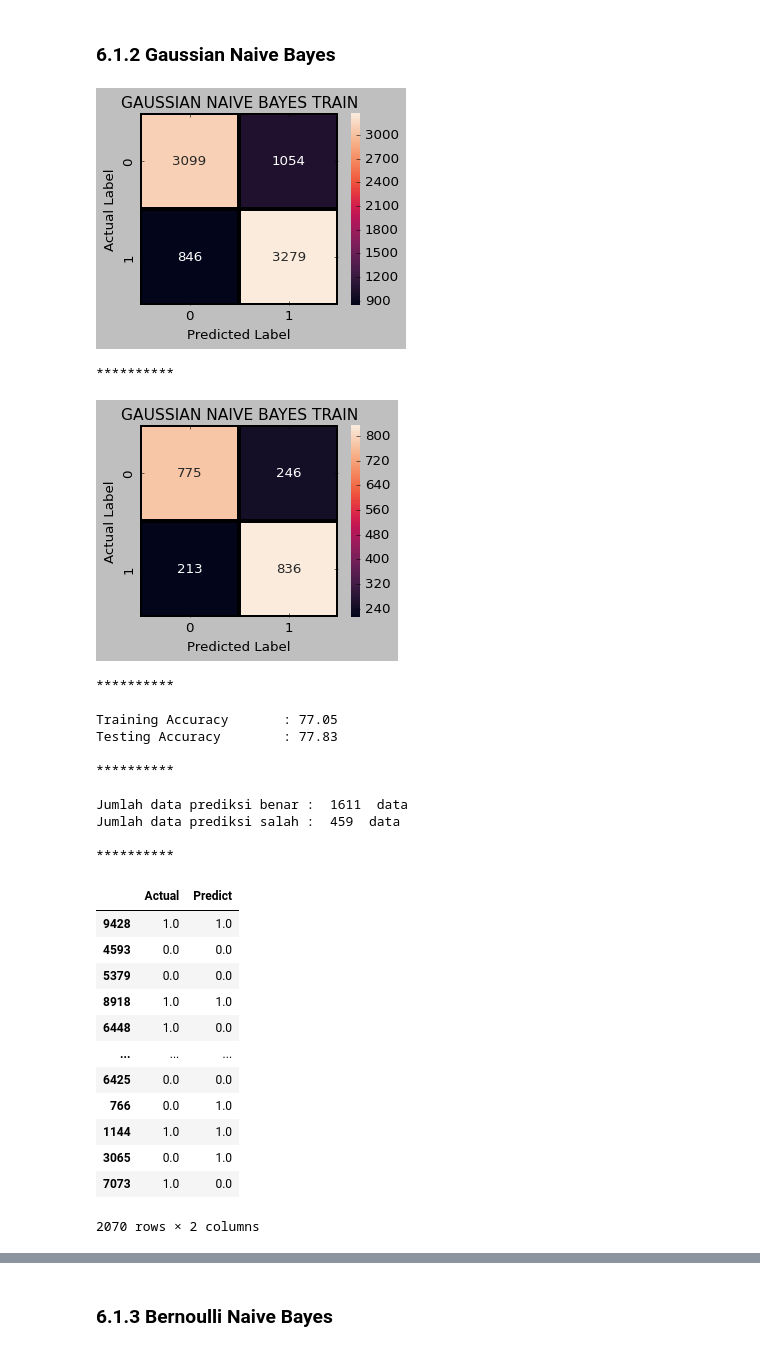
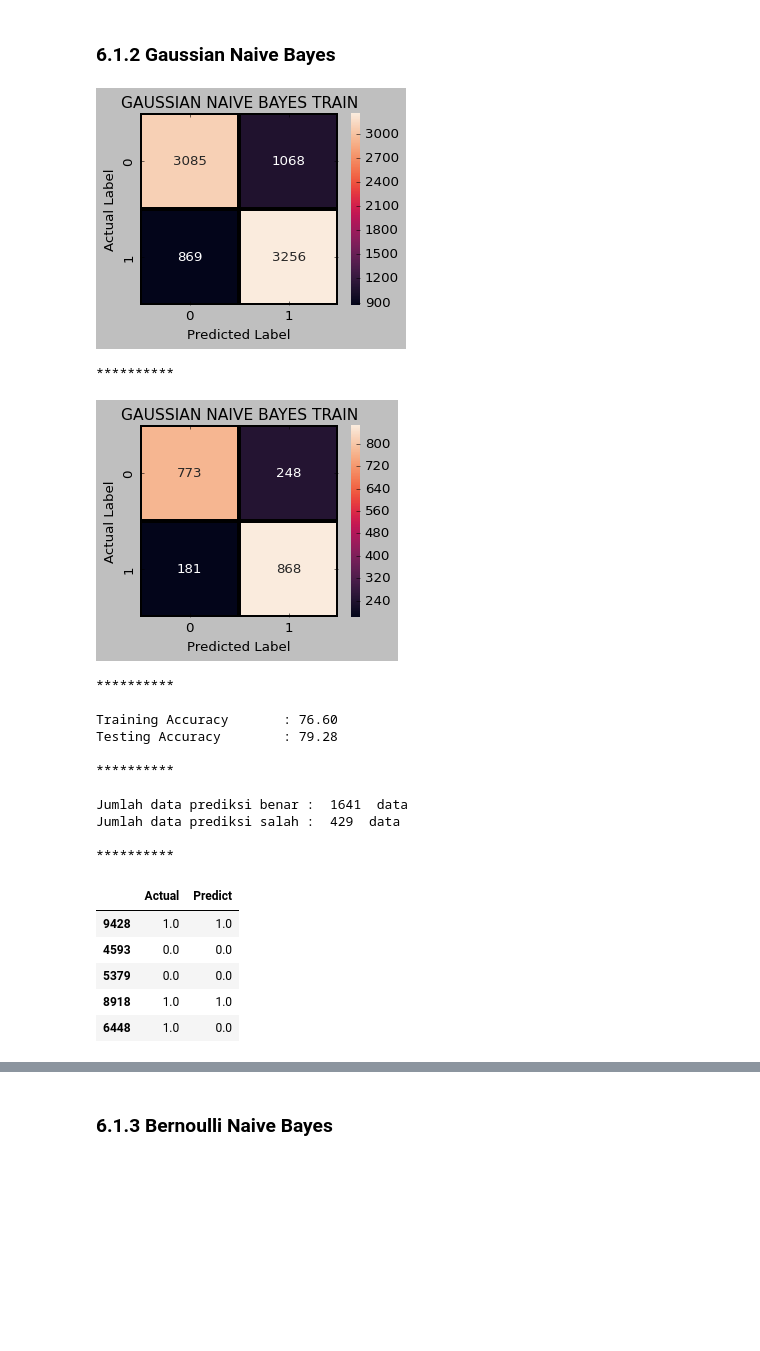
Before and after one commit to NabilahSharfina/TELCO-CUSTOMER-CHURN, a Jupyter notebook: Program_Klasifikasi_Churn.ipynb, the cells around one changed output, grey strips where cells are left out. Cells and saved outputs as stored; diff of their text form; code cells hidden in the pictures; blank space fills up the shorter version.

```diff
--- a/Program_Klasifikasi_Churn.ipynb
+++ b/Program_Klasifikasi_Churn.ipynb
@@ -918,44 +918,44 @@ sns.heatmap(
             linewidths=3
            )
 
 plt.title("GAUSSIAN NAIVE BAYES TRAIN", fontsize=14)
 plt.xlabel('Predicted Label')
 plt.ylabel('Actual Label')
 plt.show()
 
 print("\n**********\n")
 
 # Check accuracy score
 print("Training Accuracy\t: {0:.2f}".format(model_gnb.score(X_train, Y_train) * 100))
 print("Testing Accuracy\t: {0:.2f}".format(model_gnb.score(X_test, Y_test) * 100))
 
 print("\n**********\n")
 
 #Compute performance manually
 prediksiBenar = (pred_test_gnb == Y_test).sum()
 prediksiSalah = (pred_test_gnb != Y_test).sum()
 
 print("Jumlah data prediksi benar : ", prediksiBenar, " data")
 print("Jumlah data prediksi salah : ", prediksiSalah, " data")
 
 print("\n**********\n")
 
 # Membuat dataframe baru untuk membandingkan data test dengan data prediksi
 data = pd.DataFrame({'Actual': Y_test, 'Predict': pred_test_gnb})
-data
+data.head()
 # %% [output]
 [figure]
 **********
-[figure, old version]
+[figure, new version]
 **********
 
-Training Accuracy       : 77.05
-Testing Accuracy        : 77.83
+Training Accuracy       : 76.60
+Testing Accuracy        : 79.28
 
 **********
 
-Jumlah data prediksi benar :  1611  data
-Jumlah data prediksi salah :  459  data
+Jumlah data prediksi benar :  1641  data
+Jumlah data prediksi salah :  429  data
 
 **********
 |  | Actual | Predict |
@@ -964,13 +964,6 @@ Jumlah data prediksi salah :  459  data
 | 5379 | 0.0 | 0.0 |
 | 8918 | 1.0 | 1.0 |
 | 6448 | 1.0 | 0.0 |
-| ... | ... | ... |
-| 6425 | 0.0 | 0.0 |
-| 766 | 0.0 | 1.0 |
-| 1144 | 1.0 | 1.0 |
-| 3065 | 0.0 | 1.0 |
-| 7073 | 1.0 | 0.0 |
-2070 rows × 2 columns
 # %%
 classification_matrix(Y_train, pred_train_gnb, 'GAUSSIAN NAIVE BAYES TRAIN')
 # %% [output]
```
Also changed, not shown: parts of 24 cells of this notebook.
